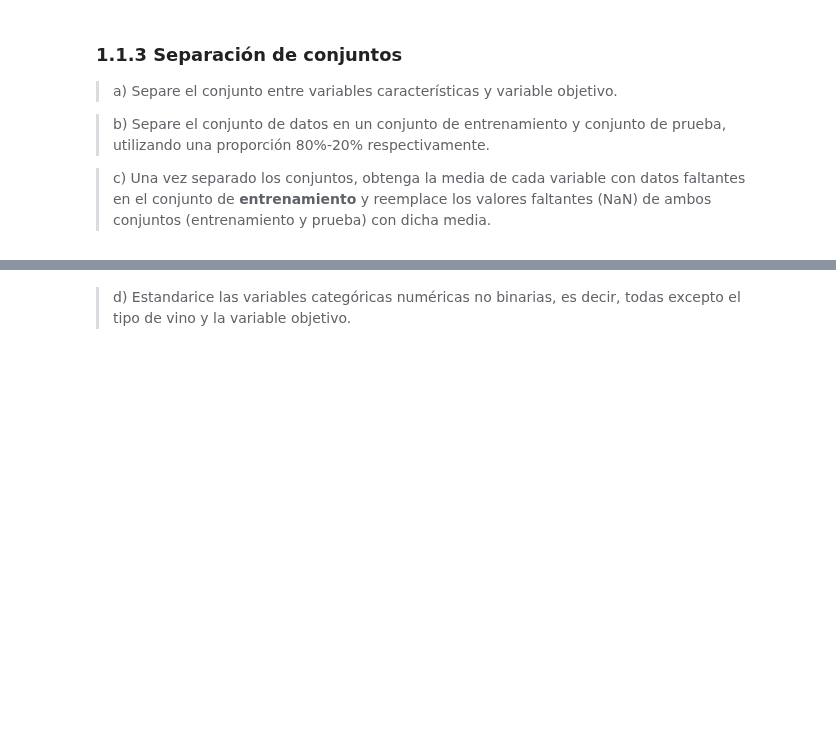
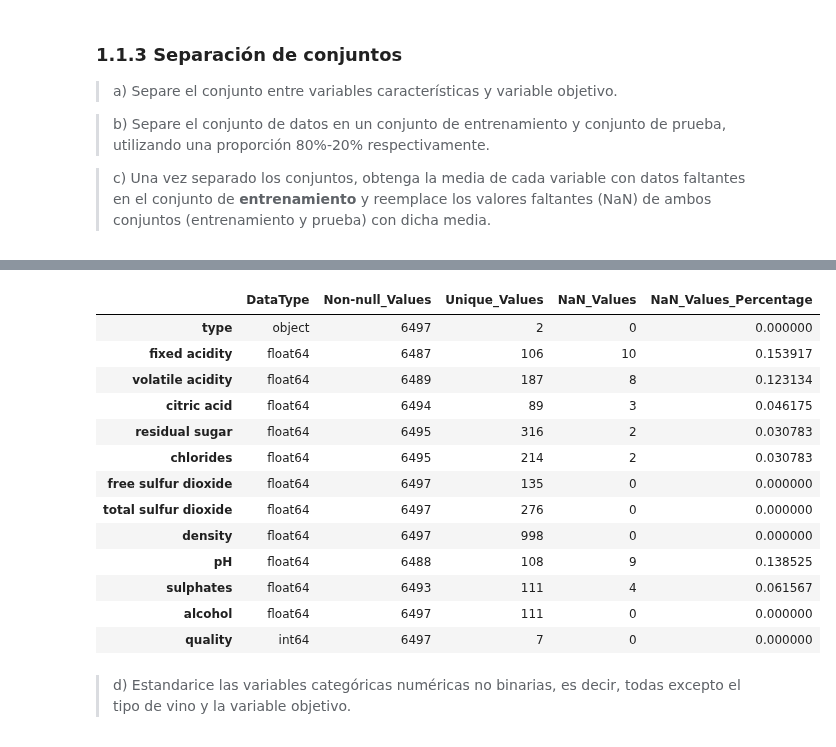
Before and after one commit to Diego-Astaburuaga/Tarea-2-IML, a Jupyter notebook: Enunciado_Tarea_2.ipynb, the cells around one changed output, grey strips where cells are left out. Drawn from its saved outputs; the diff is of its cells as text; code cells hidden in the pictures; blank space fills up the shorter version.

```diff
--- a/Enunciado_Tarea_2.ipynb
+++ b/Enunciado_Tarea_2.ipynb
@@ -277,2 +332,19 @@ info_train = datainfo(X_train)
+# %%
+info
+# %% [output]
+|  | DataType | Non-null_Values | Unique_Values | NaN_Values | NaN_Values_Percentage |
+| type | object | 6497 | 2 | 0 | 0.000000 |
+| fixed acidity | float64 | 6487 | 106 | 10 | 0.153917 |
+| volatile acidity | float64 | 6489 | 187 | 8 | 0.123134 |
+| citric acid | float64 | 6494 | 89 | 3 | 0.046175 |
+| residual sugar | float64 | 6495 | 316 | 2 | 0.030783 |
+| chlorides | float64 | 6495 | 214 | 2 | 0.030783 |
+| free sulfur dioxide | float64 | 6497 | 135 | 0 | 0.000000 |
+| total sulfur dioxide | float64 | 6497 | 276 | 0 | 0.000000 |
+| density | float64 | 6497 | 998 | 0 | 0.000000 |
+| pH | float64 | 6488 | 108 | 9 | 0.138525 |
+| sulphates | float64 | 6493 | 111 | 4 | 0.061567 |
+| alcohol | float64 | 6497 | 111 | 0 | 0.000000 |
+| quality | int64 | 6497 | 7 | 0 | 0.000000 |
 # %% [markdown]
 > d) Estandarice las variables categóricas numéricas no binarias, es decir, todas excepto el tipo de vino y la variable objetivo.
```
Also changed, not shown: parts of 26 cells of this notebook.
